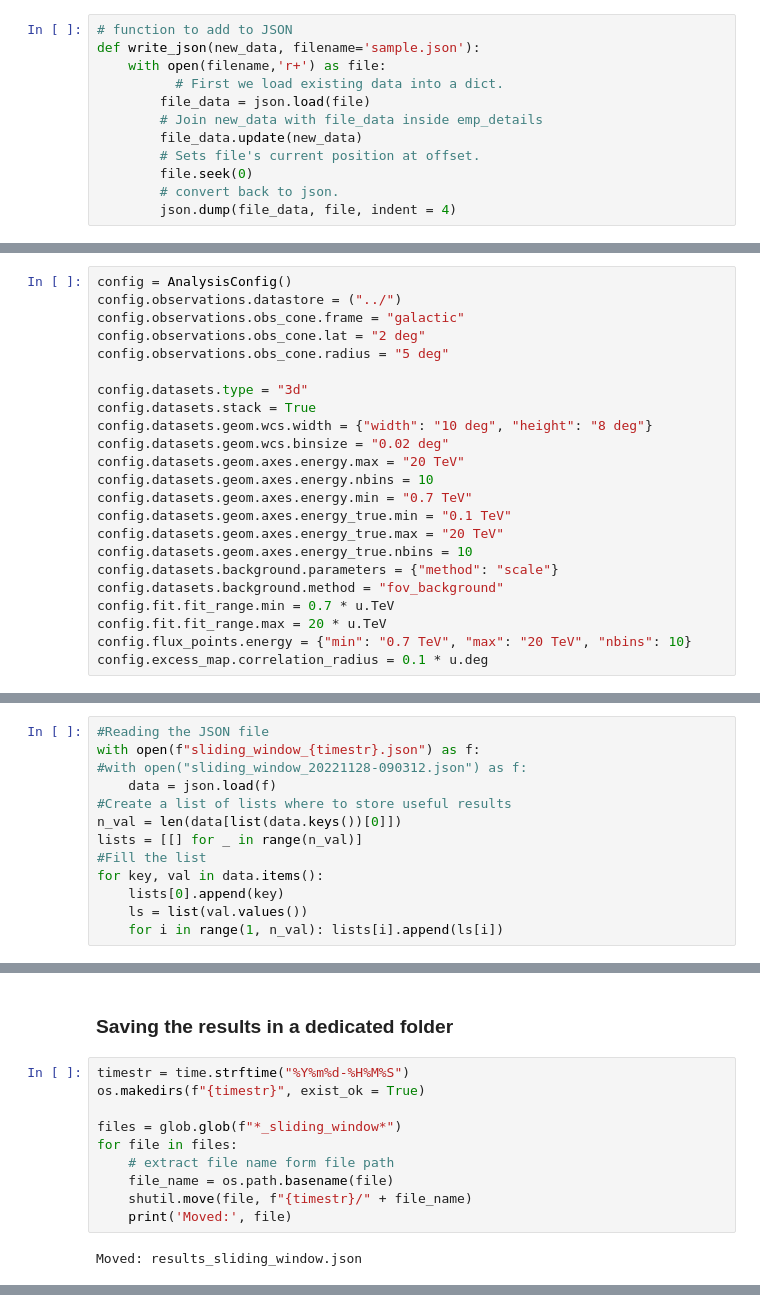
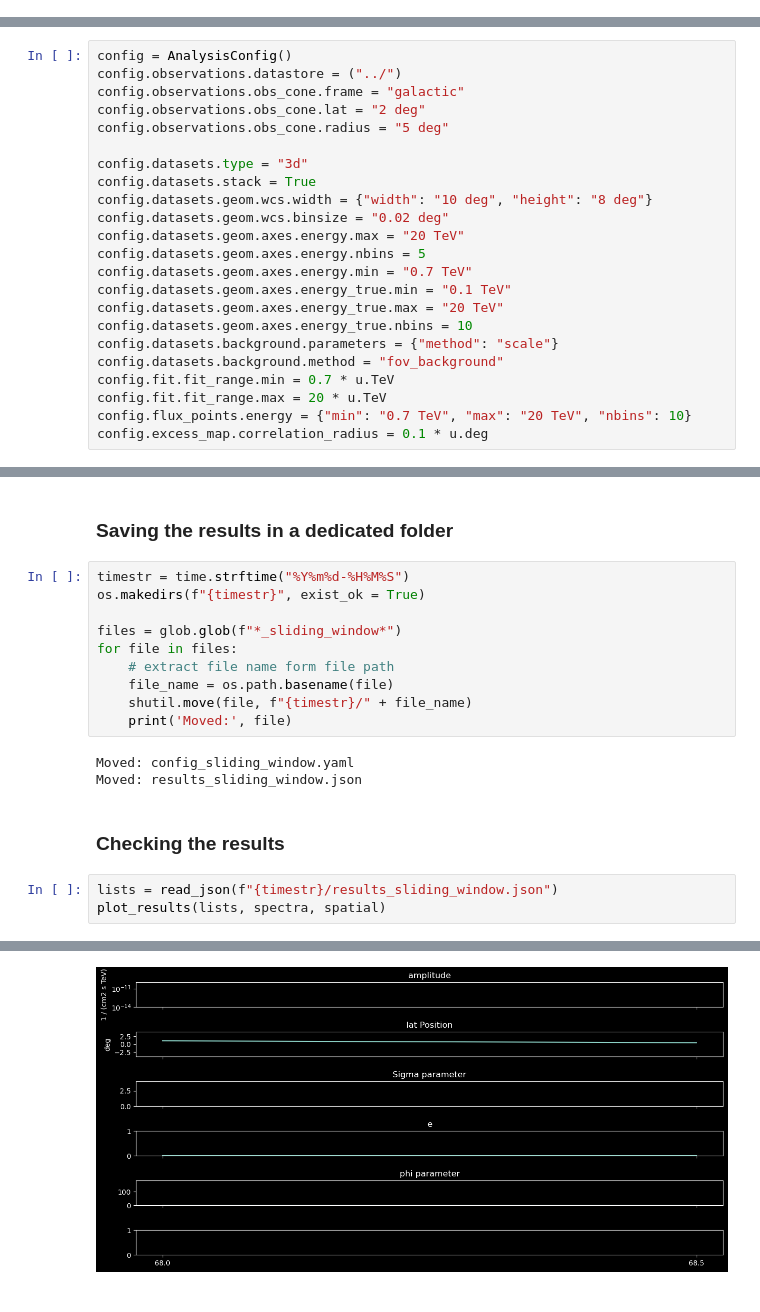
Before and after one commit to Tutanto/GammaCygni, a Jupyter notebook: sliding_window.ipynb, the cells around one changed output, grey strips where cells are left out. Saved outputs shown, nothing was run; the diff lists cells and outputs as text.

```diff
--- a/sliding_window.ipynb
+++ b/sliding_window.ipynb
@@ -25,18 +27,6 @@ import astropy.units as u
 import numpy as np
 import matplotlib.pyplot as plt
 %matplotlib inline
-# %%
-# function to add to JSON
-def write_json(new_data, filename='sample.json'):
-    with open(filename,'r+') as file:
-          # First we load existing data into a dict.
-        file_data = json.load(file)
-        # Join new_data with file_data inside emp_details
-        file_data.update(new_data)
-        # Sets file's current position at offset.
-        file.seek(0)
-        # convert back to json.
-        json.dump(file_data, file, indent = 4)
 # %% [markdown]
 ### Configuration parameters
 # %%
@@ -51,7 +41,7 @@ config.datasets.stack = True
 config.datasets.geom.wcs.width = {"width": "10 deg", "height": "8 deg"}
 config.datasets.geom.wcs.binsize = "0.02 deg"
 config.datasets.geom.axes.energy.max = "20 TeV"
-config.datasets.geom.axes.energy.nbins = 10
+config.datasets.geom.axes.energy.nbins = 5
 config.datasets.geom.axes.energy.min = "0.7 TeV"
 config.datasets.geom.axes.energy_true.min = "0.1 TeV"
 config.datasets.geom.axes.energy_true.max = "20 TeV"
@@ -209,13 +180,0 @@ No default lower safe energy thr
-# %%
-#Reading the JSON file
-with open(f"sliding_window_{timestr}.json") as f:
-#with open("sliding_window_20221128-090312.json") as f:
-    data = json.load(f)
-#Create a list of lists where to store useful results
-n_val = len(data[list(data.keys())[0]])
-lists = [[] for _ in range(n_val)]
-#Fill the list
-for key, val in data.items():
-    lists[0].append(key)
-    ls = list(val.values())
-    for i in range(1, n_val): lists[i].append(ls[i])
@@ -279,4 +191,11 @@ for file in files:
     shutil.move(file, f"{timestr}/" + file_name)
     print('Moved:', file)
 # %% [output]
+Moved: config_sliding_window.yaml
 Moved: results_sliding_window.json
+# %% [markdown]
+### Checking the results
+# %%
+lists = read_json(f"{timestr}/results_sliding_window.json")
+plot_results(lists, spectra, spatial)
+# %% [output]
@@ -282,0 +212 @@ Moved: results_sliding_window.json
+[figure, added]
```
Also changed, not shown: parts of 5 cells of this notebook, 1 other file.
